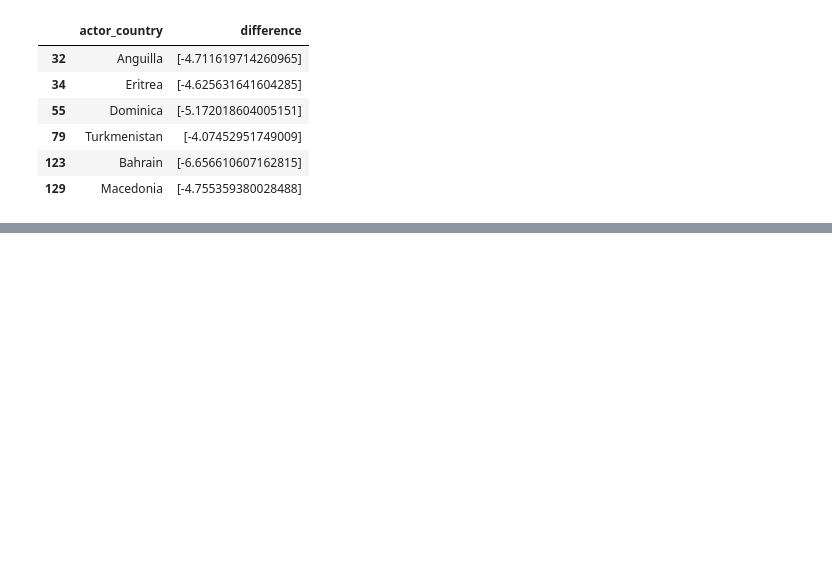
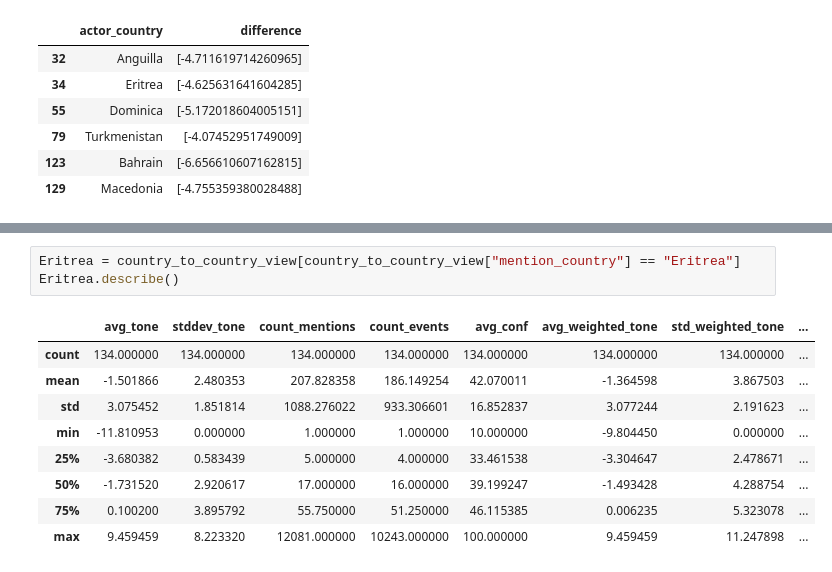
Before and after one commit to NatGr/projectAdA, a Jupyter notebook: Notebook.ipynb, the cells around one changed output, grey strips where cells are left out. Drawn from its saved outputs; the diff is of its cells as text; blank space fills up the shorter version.

```diff
--- a/Notebook.ipynb
+++ b/Notebook.ipynb
@@ -687,0 +767,13 @@ df[df["difference"] < -4]
+# %%
+Eritrea = country_to_country_view[country_to_country_view["mention_country"] == "Eritrea"]
+Eritrea.describe()
+# %% [output]
+|  | avg_tone | stddev_tone | count_mentions | count_events | avg_conf | avg_weighted_tone | std_weighted_tone | ... |
+| count | 134.000000 | 134.000000 | 134.000000 | 134.000000 | 134.000000 | 134.000000 | 134.000000 | ... |
+| mean | -1.501866 | 2.480353 | 207.828358 | 186.149254 | 42.070011 | -1.364598 | 3.867503 | ... |
+| std | 3.075452 | 1.851814 | 1088.276022 | 933.306601 | 16.852837 | 3.077244 | 2.191623 | ... |
+| min | -11.810953 | 0.000000 | 1.000000 | 1.000000 | 10.000000 | -9.804450 | 0.000000 | ... |
+| 25% | -3.680382 | 0.583439 | 5.000000 | 4.000000 | 33.461538 | -3.304647 | 2.478671 | ... |
+| 50% | -1.731520 | 2.920617 | 17.000000 | 16.000000 | 39.199247 | -1.493428 | 4.288754 | ... |
+| 75% | 0.100200 | 3.895792 | 55.750000 | 51.250000 | 46.115385 | 0.006235 | 5.323078 | ... |
+| max | 9.459459 | 8.223320 | 12081.000000 | 10243.000000 | 100.000000 | 9.459459 | 11.247898 | ... |
```
Also changed, not shown: parts of 23 cells of this notebook.
